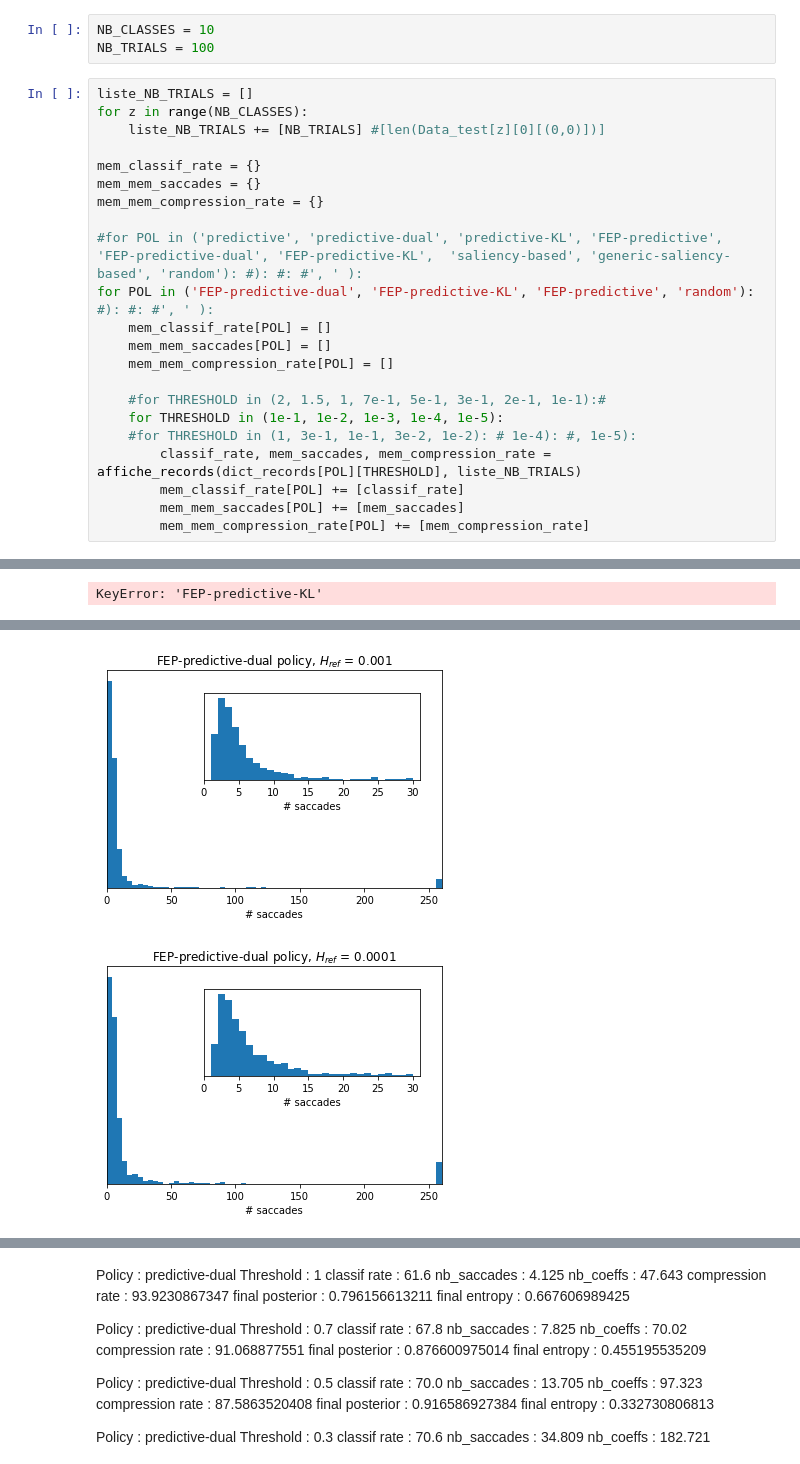
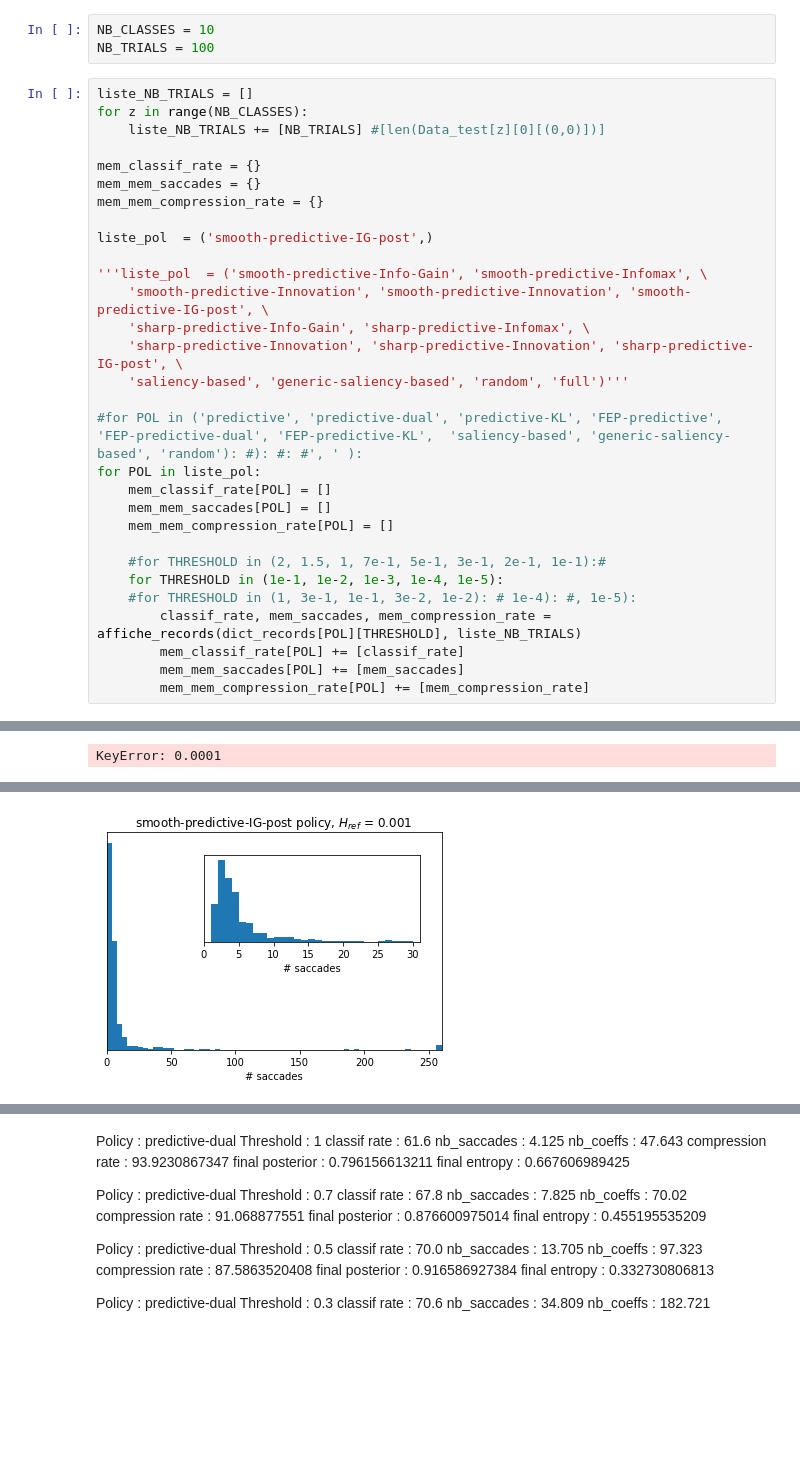
Before and after one commit to gdbmanu/git-active-vision, a Jupyter notebook: foveated-iclr/mnist-waveimage-record-display.ipynb, the cells around one changed output, grey strips where cells are left out. Cells and saved outputs as stored; diff of their text form; blank space fills up the shorter version.

```diff
--- a/foveated-iclr/mnist-waveimage-record-display.ipynb
+++ b/foveated-iclr/mnist-waveimage-record-display.ipynb
@@ -59,8 +59,16 @@ mem_classif_rate = {}
 mem_mem_saccades = {}
 mem_mem_compression_rate = {}
 
+liste_pol  = ('smooth-predictive-IG-post',)
+
+'''liste_pol  = ('smooth-predictive-Info-Gain', 'smooth-predictive-Infomax', \
+    'smooth-predictive-Innovation', 'smooth-predictive-Innovation', 'smooth-predictive-IG-post', \
+    'sharp-predictive-Info-Gain', 'sharp-predictive-Infomax', \
+    'sharp-predictive-Innovation', 'sharp-predictive-Innovation', 'sharp-predictive-IG-post', \
+    'saliency-based', 'generic-saliency-based', 'random', 'full')'''
+
 #for POL in ('predictive', 'predictive-dual', 'predictive-KL', 'FEP-predictive', 'FEP-predictive-dual', 'FEP-predictive-KL',  'saliency-based', 'generic-saliency-based', 'random'): #): #: #', ' ):
-for POL in ('FEP-predictive-dual', 'FEP-predictive-KL', 'FEP-predictive', 'random'): #): #: #', ' ):
+for POL in liste_pol:
     mem_classif_rate[POL] = []
     mem_mem_saccades[POL] = []
     mem_mem_compression_rate[POL] = []
@@ -93 +101 @@ final entropy : 0.00876278697535
-KeyError: 'FEP-predictive-KL'
+KeyError: 0.0001
@@ -96,2 +104 @@ KeyError: 'FEP-predictive-KL'
-[figure, old version]
+[figure, new version]
-[figure, removed]
```
Also changed, not shown: parts of 1 cell of this notebook, 6 other files.
